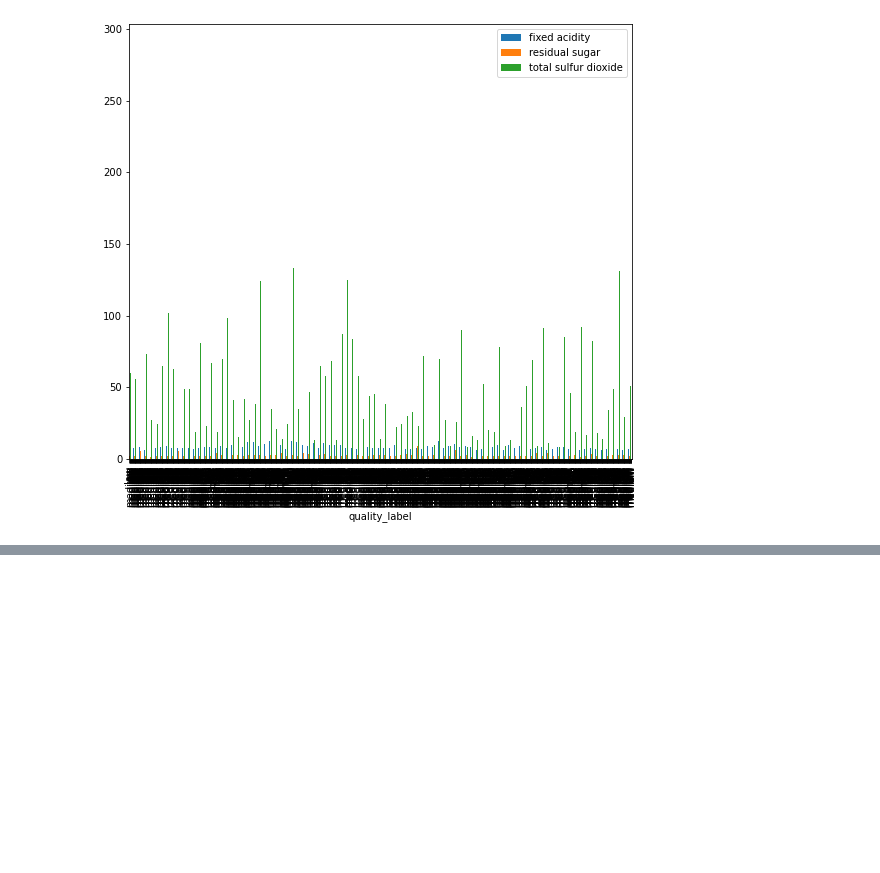
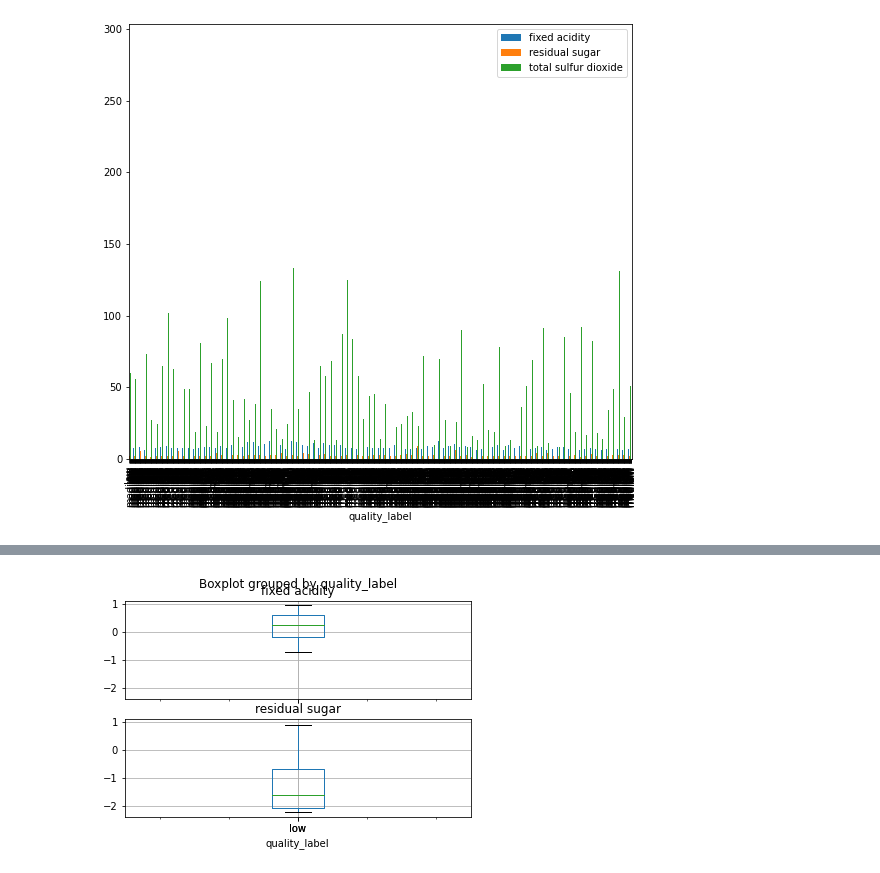
Before and after one commit to Anitagg1/Phyton-Workshop, a Jupyter notebook: Wine Project.ipynb, the cells around one changed output, grey strips where cells are left out. Saved outputs shown, nothing was run; the diff lists cells and outputs as text; code cells hidden in the pictures; blank space fills up the shorter version.

```diff
--- a/Wine Project.ipynb
+++ b/Wine Project.ipynb
@@ -342,0 +348,4 @@ KeyError: 'quality_type'
+# %%
+boxplot = red_wine.boxplot(column=['fixed acidity', 'residual sugar'], by='quality_label', layout=(2, 1))
+# %% [output]
+[figure, added]
```
Also changed, not shown: parts of 13 cells of this notebook.
